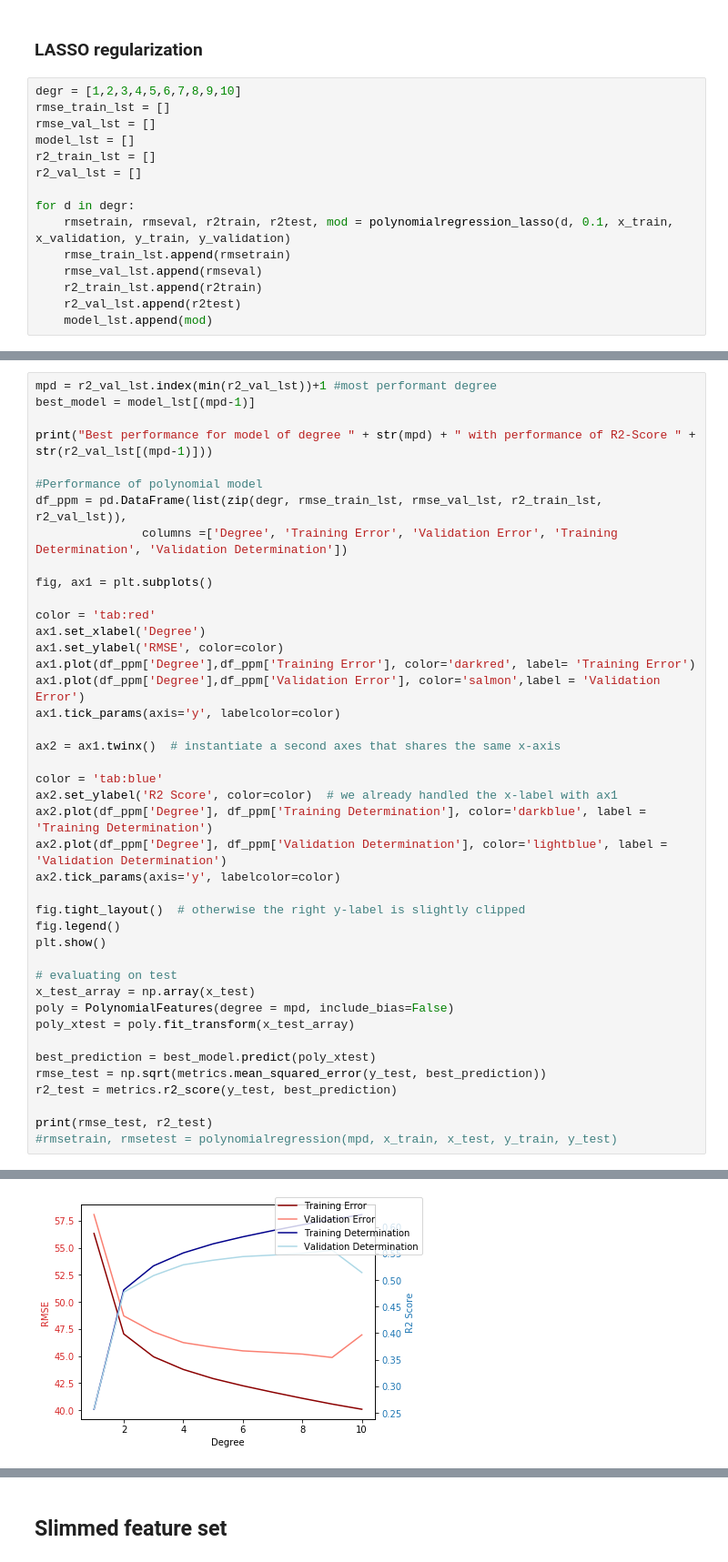
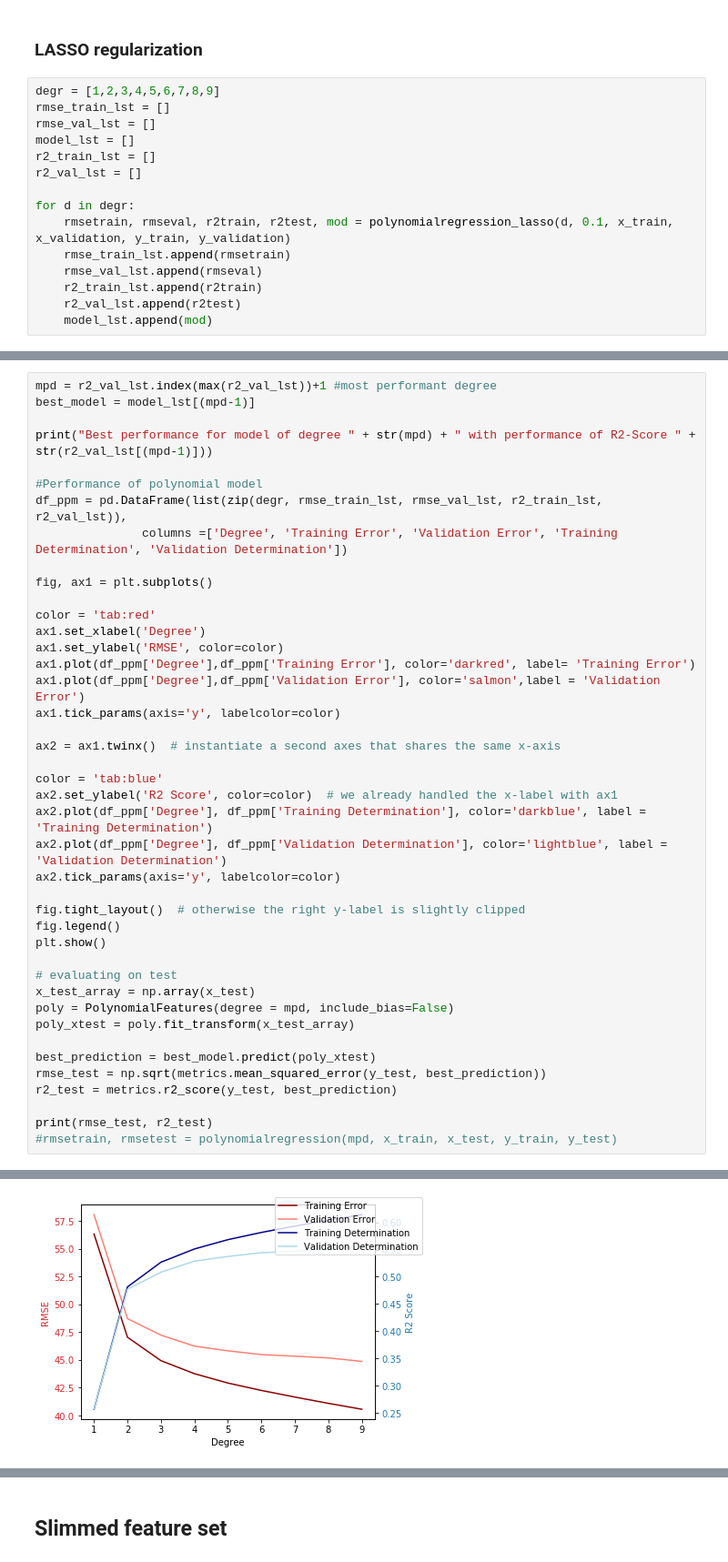
Before and after one commit to AA-Black-Mamba/Workspace, a Jupyter notebook: RegressivePrediction.ipynb, the cells around one changed output, grey strips where cells are left out. Shown: that part at 91% size. Drawn from its saved outputs; the diff is of its cells as text.

Commit message:
Bug resolved
Calculating the minimal over the maximal performing degree for one model

```diff
--- a/RegressivePrediction.ipynb
+++ b/RegressivePrediction.ipynb
@@ -277,7 +277,7 @@ R2 score of test set is 0.4878192285265771
 # %% [markdown]
 ### LASSO regularization
 # %%
-degr = [1,2,3,4,5,6,7,8,9,10]
+degr = [1,2,3,4,5,6,7,8,9]
 rmse_train_lst = []
 rmse_val_lst = []
 model_lst = []
@@ -312,5 +312,5 @@ R2 score of test set is 0.5140115030234234
 # %%
-mpd = r2_val_lst.index(min(r2_val_lst))+1 #most performant degree
+mpd = r2_val_lst.index(max(r2_val_lst))+1 #most performant degree
 best_model = model_lst[(mpd-1)]
 
 print("Best performance for model of degree " + str(mpd) + " with performance of R2-Score " + str(r2_val_lst[(mpd-1)]))
@@ -326,34 +326,34 @@ ax1.set_xlabel('Degree')
 ax1.set_ylabel('RMSE', color=color)
 ax1.plot(df_ppm['Degree'],df_ppm['Training Error'], color='darkred', label= 'Training Error')
 ax1.plot(df_ppm['Degree'],df_ppm['Validation Error'], color='salmon',label = 'Validation Error')
 ax1.tick_params(axis='y', labelcolor=color)
 
 ax2 = ax1.twinx()  # instantiate a second axes that shares the same x-axis
 
 color = 'tab:blue'
 ax2.set_ylabel('R2 Score', color=color)  # we already handled the x-label with ax1
 ax2.plot(df_ppm['Degree'], df_ppm['Training Determination'], color='darkblue', label = 'Training Determination')
 ax2.plot(df_ppm['Degree'], df_ppm['Validation Determination'], color='lightblue', label = 'Validation Determination')
 ax2.tick_params(axis='y', labelcolor=color)
 
 fig.tight_layout()  # otherwise the right y-label is slightly clipped
 fig.legend()
 plt.show()
 
 # evaluating on test
 x_test_array = np.array(x_test)
 poly = PolynomialFeatures(degree = mpd, include_bias=False)
 poly_xtest = poly.fit_transform(x_test_array)
 
 best_prediction = best_model.predict(poly_xtest)
 rmse_test = np.sqrt(metrics.mean_squared_error(y_test, best_prediction))
 r2_test = metrics.r2_score(y_test, best_prediction)
 
 print(rmse_test, r2_test)
 #rmsetrain, rmsetest = polynomialregression(mpd, x_train, x_test, y_train, y_test)
 # %% [output]
 Best performance for model of degree 9 with performance of R2-Score 0.5562728169486877
-[figure, old version]
+[figure, new version]
 53.91489208110151 0.38826327031258245
 # %% [markdown]
 ## Slimmed feature set
```
Also changed, not shown: parts of 1 cell of this notebook.
